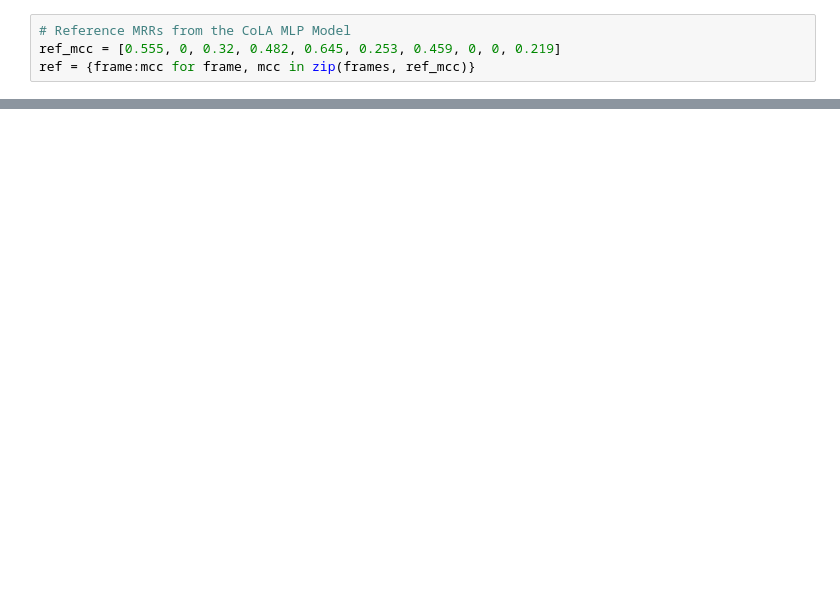
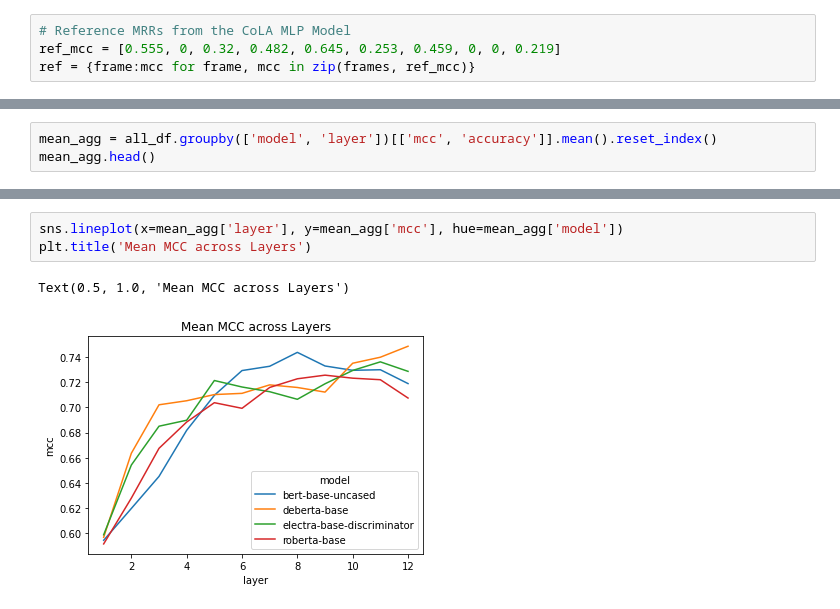
Before and after one commit to kvah/analyzing_verb_alternations_plms, a Jupyter notebook: results/metrics_bert.ipynb, the cells around one changed output, grey strips where cells are left out. Cells and saved outputs as stored; diff of their text form; blank space fills up the shorter version.

```diff
--- a/results/metrics_bert.ipynb
+++ b/results/metrics_bert.ipynb
@@ -99,0 +139,3 @@ heatmap;
+# %%
+mean_agg = all_df.groupby(['model', 'layer'])[['mcc', 'accuracy']].mean().reset_index()
+mean_agg.head()
@@ -100,3 +149,9 @@ heatmap;
+# %%
+sns.lineplot(x=mean_agg['layer'], y=mean_agg['mcc'], hue=mean_agg['model'])
+plt.title('Mean MCC across Layers')
+# %% [output]
+Text(0.5, 1.0, 'Mean MCC across Layers')
+[figure, added]
 # %%
 """
 Note: No-there, causative are expected to have 0 MCC since they only have one class
```
Also changed, not shown: parts of 10 cells of this notebook.
